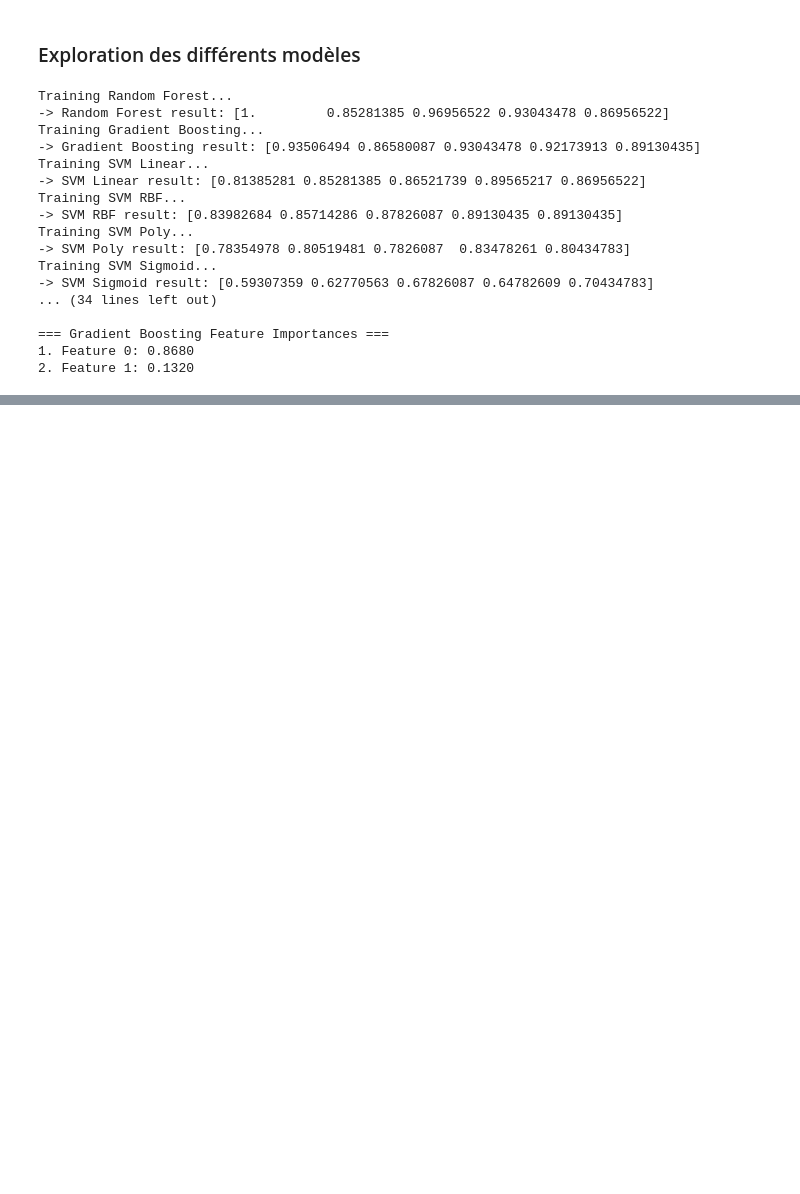
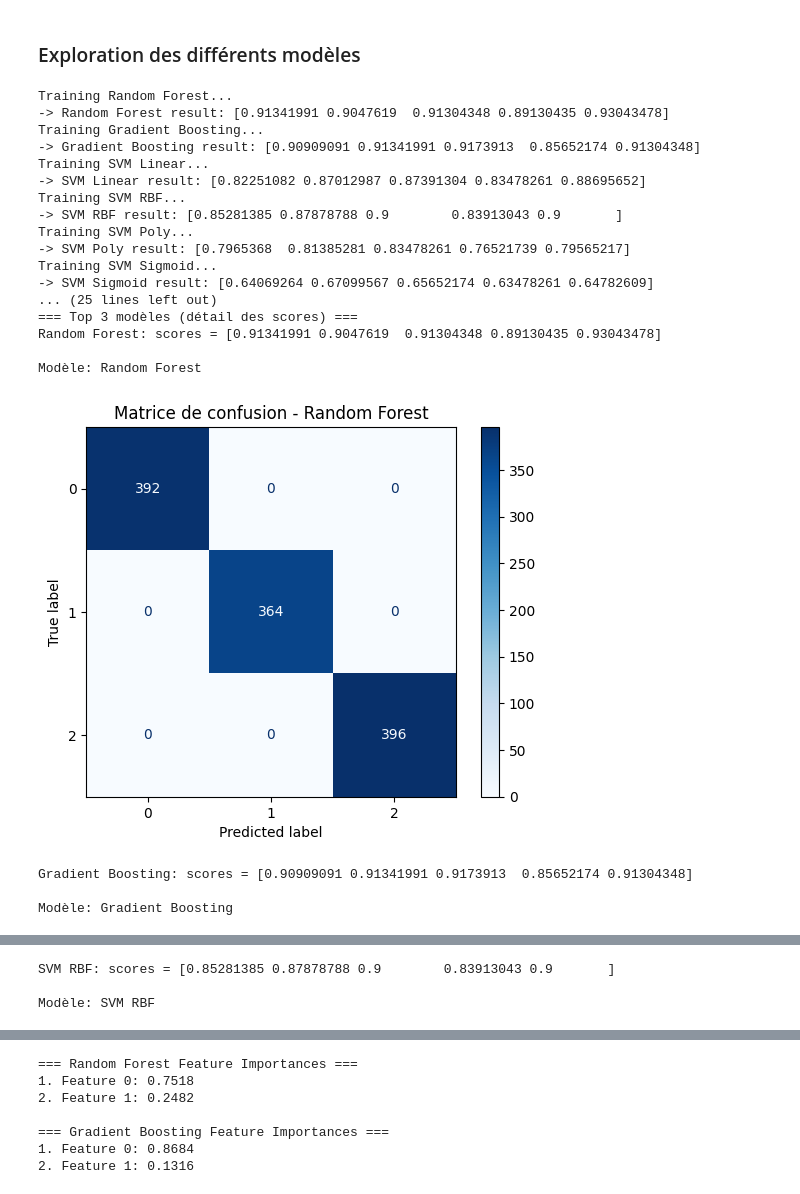
Before and after one commit to Neirpy/projet_pluri_2, a Jupyter notebook: IA/models/models_exploration_speed_PCA.ipynb, the cells around one changed output, grey strips where cells are left out. Drawn from its saved outputs; the diff is of its cells as text; code cells hidden in the pictures; blank space fills up the shorter version.

Commit message:
Pass labels in categorical Add shuffle on data

```diff
--- a/IA/models/models_exploration_speed_PCA.ipynb
+++ b/IA/models/models_exploration_speed_PCA.ipynb
@@ -14,11 +14,14 @@ L'idée de ce notebook est de faire une exploration rapide de différents modèl
 ### Récupération des données
 # %%
 import pandas as pd
+from sklearn.utils import shuffle
 
 data = pd.read_csv('../preprocessing_data/speed_preprocess_pca.csv')
 
 X = data.drop('vitesse', axis=1)
 y = data['vitesse']
+
+X_shuffled, y_shuffled = shuffle(X, y, random_state=42)
 # %% [markdown]
 Comme cette étape ne concerne que l'exploration des résultats des différents modèles, on se passe de séparer les données en validation et d'entraînement pour l'instant, on va juste faire une validation croisée.
 # %% [markdown]
@@ -26,22 +29,26 @@ Comme cette étape ne concerne que l'exploration des résultats des différents
 # %%
 from explore_models import explore_models
 
-top3 = explore_models(X, y)
+top3 = explore_models(X_shuffled, y_shuffled)
 # %% [output]
 Training Random Forest...
--> Random Forest result: [1.         0.85281385 0.96956522 0.93043478 0.86956522]
+-> Random Forest result: [0.91341991 0.9047619  0.91304348 0.89130435 0.93043478]
 Training Gradient Boosting...
--> Gradient Boosting result: [0.93506494 0.86580087 0.93043478 0.92173913 0.89130435]
+-> Gradient Boosting result: [0.90909091 0.91341991 0.9173913  0.85652174 0.91304348]
 Training SVM Linear...
--> SVM Linear result: [0.81385281 0.85281385 0.86521739 0.89565217 0.86956522]
+-> SVM Linear result: [0.82251082 0.87012987 0.87391304 0.83478261 0.88695652]
 Training SVM RBF...
--> SVM RBF result: [0.83982684 0.85714286 0.87826087 0.89130435 0.89130435]
+-> SVM RBF result: [0.85281385 0.87878788 0.9        0.83913043 0.9       ]
 Training SVM Poly...
--> SVM Poly result: [0.78354978 0.80519481 0.7826087  0.83478261 0.80434783]
+-> SVM Poly result: [0.7965368  0.81385281 0.83478261 0.76521739 0.79565217]
 Training SVM Sigmoid...
--> SVM Sigmoid result: [0.59307359 0.62770563 0.67826087 0.64782609 0.70434783]
-... (34 lines left out)
+-> SVM Sigmoid result: [0.64069264 0.67099567 0.65652174 0.63478261 0.64782609]
+... (25 lines left out)
+=== Top 3 modèles (détail des scores) ===
+Random Forest: scores = [0.91341991 0.9047619  0.91304348 0.89130435 0.93043478]
 
-=== Gradient Boosting Feature Importances ===
-1. Feature 0: 0.8680
-2. Feature 1: 0.1320
+Modèle: Random Forest
+[figure, added]
+Gradient Boosting: scores = [0.90909091 0.91341991 0.9173913  0.85652174 0.91304348]
+
+Modèle: Gradient Boosting
@@ -47,0 +56,3 @@ Training SVM Sigmoid...
+SVM RBF: scores = [0.85281385 0.87878788 0.9        0.83913043 0.9       ]
+
+Modèle: SVM RBF
@@ -47,0 +60,7 @@ Training SVM Sigmoid...
+=== Random Forest Feature Importances ===
+1. Feature 0: 0.7518
+2. Feature 1: 0.2482
+
+=== Gradient Boosting Feature Importances ===
+1. Feature 0: 0.8684
+2. Feature 1: 0.1316
```
Also changed, not shown: parts of 1 cell of this notebook, 1 other file.
